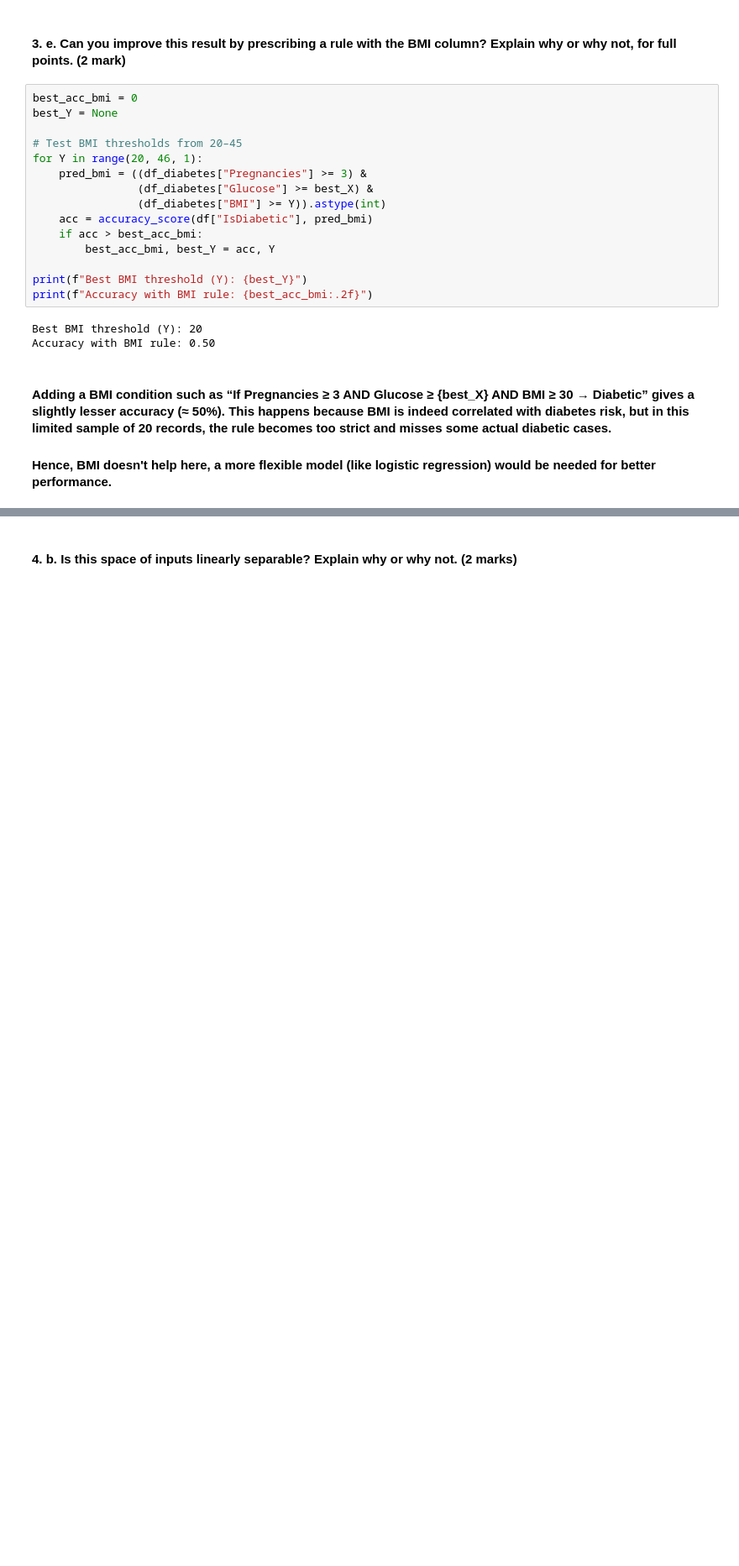
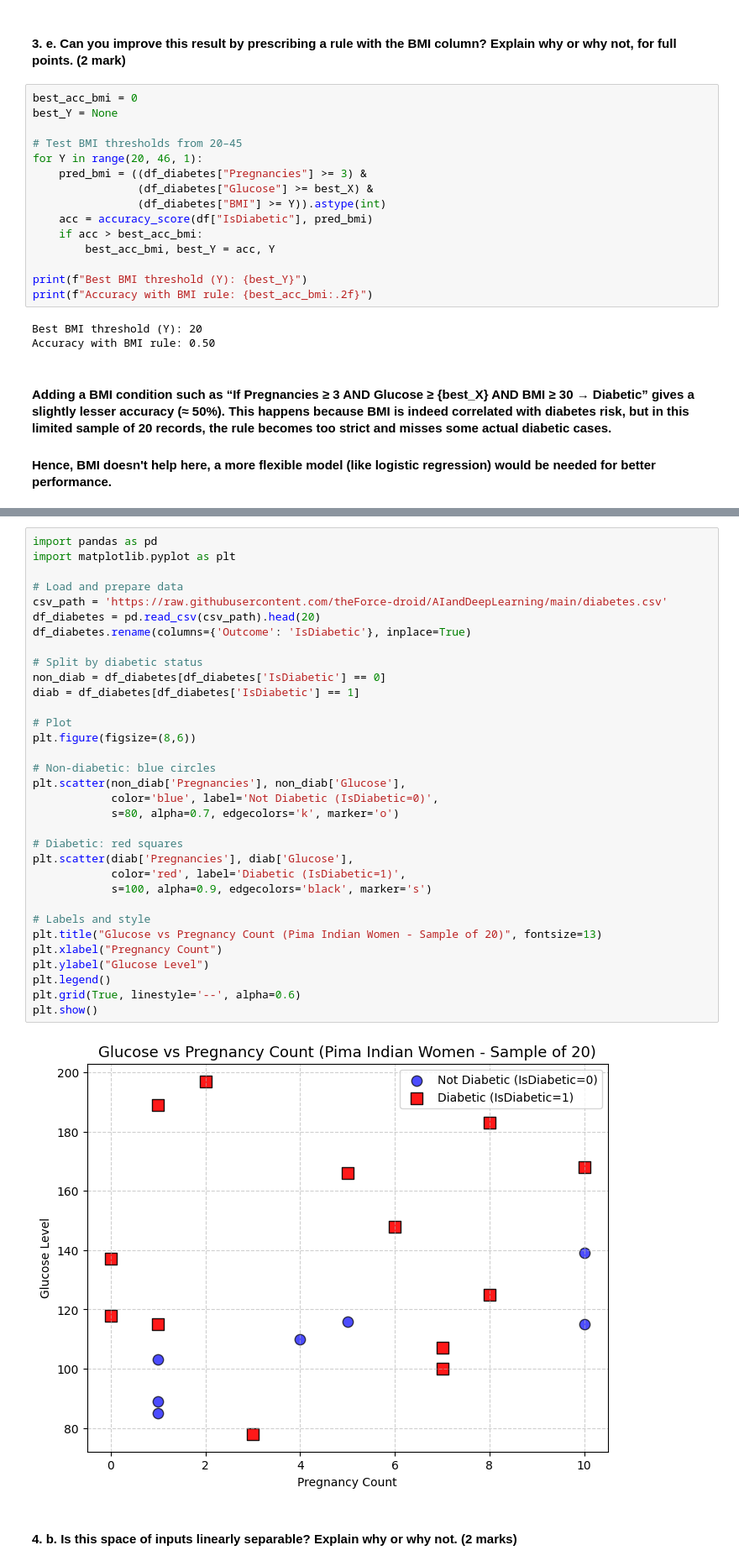
Before and after one commit to theForce-droid/AIandDeepLearning, a Jupyter notebook: AIDL_Grp2.ipynb, the cells around one changed output, grey strips where cells are left out. Shown at 84% size. Cells and saved outputs as stored; diff of their text form; blank space fills up the shorter version.

```diff
--- a/AIDL_Grp2.ipynb
+++ b/AIDL_Grp2.ipynb
@@ -808,5 +808,40 @@ Accuracy with BMI rule: 0.50
 <img src="https://raw.githubusercontent.com/theForce-droid/AIandDeepLearning/main/Q4Picture.png" width="250">
 
 #### 4. a.	Indicate which points correspond to diabetics (established via a medical test). Place a small square around the points. (1 mark)
+# %%
+import pandas as pd
+import matplotlib.pyplot as plt
+
+# Load and prepare data
+csv_path = 'https://raw.githubusercontent.com/theForce-droid/AIandDeepLearning/main/diabetes.csv'
+df_diabetes = pd.read_csv(csv_path).head(20)
+df_diabetes.rename(columns={'Outcome': 'IsDiabetic'}, inplace=True)
+
+# Split by diabetic status
+non_diab = df_diabetes[df_diabetes['IsDiabetic'] == 0]
+diab = df_diabetes[df_diabetes['IsDiabetic'] == 1]
+
+# Plot
+plt.figure(figsize=(8,6))
+
+# Non-diabetic: blue circles
+plt.scatter(non_diab['Pregnancies'], non_diab['Glucose'],
+            color='blue', label='Not Diabetic (IsDiabetic=0)',
+            s=80, alpha=0.7, edgecolors='k', marker='o')
+
+# Diabetic: red squares
+plt.scatter(diab['Pregnancies'], diab['Glucose'],
+            color='red', label='Diabetic (IsDiabetic=1)',
+            s=100, alpha=0.9, edgecolors='black', marker='s')
+
+# Labels and style
+plt.title("Glucose vs Pregnancy Count (Pima Indian Women - Sample of 20)", fontsize=13)
+plt.xlabel("Pregnancy Count")
+plt.ylabel("Glucose Level")
+plt.legend()
+plt.grid(True, linestyle='--', alpha=0.6)
+plt.show()
+# %% [output]
+[figure, added]
 # %% [markdown]
 #### 4. b.	Is this space of inputs linearly separable? Explain why or why not. (2 marks)
```
Also changed, not shown: parts of 2 cells of this notebook.
